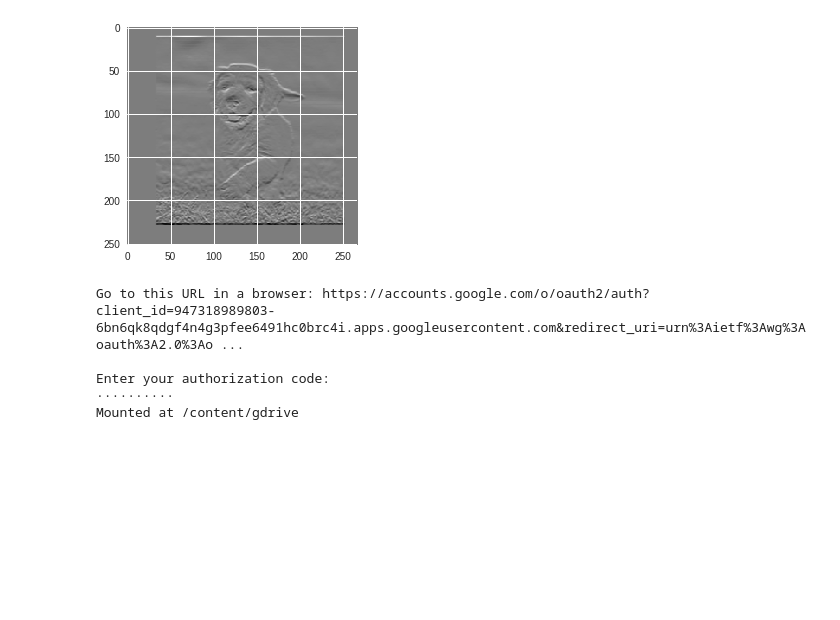
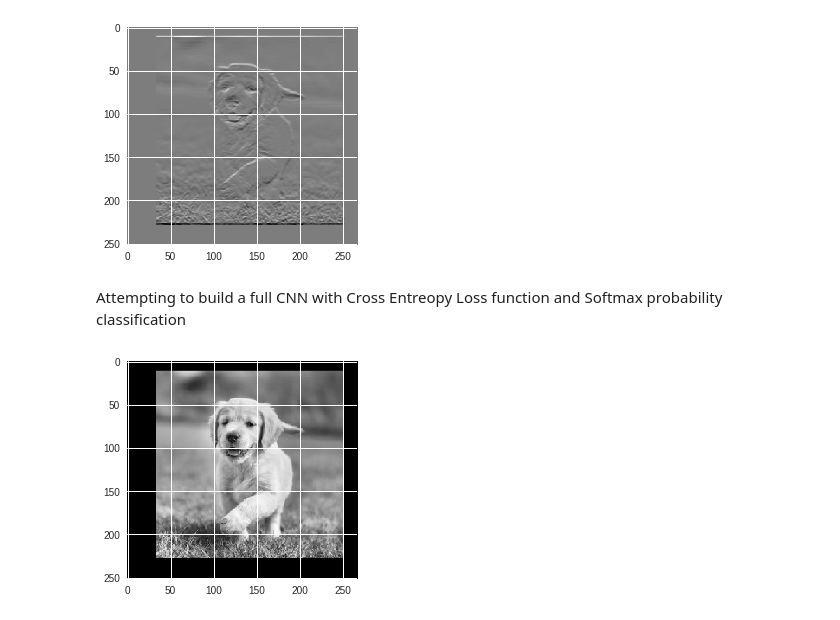
Before and after one commit to RuaanV/datascience-notebook, a Jupyter notebook: cnn_overview.ipynb, the cells around one changed output. Cells and saved outputs as stored; diff of their text form; code cells hidden in the pictures; blank space fills up the shorter version.

```diff
--- a/cnn_overview.ipynb
+++ b/cnn_overview.ipynb
@@ -115,12 +124,22 @@ plt.imshow(filtered_image, cmap='gray')
 # %% [output]
 <matplotlib.image.AxesImage at 0x...>
 [figure]
-# %%
-from google.colab import drive
-drive.mount('/content/gdrive')
-# %% [output]
-Go to this URL in a browser: https://accounts.google.com/o/oauth2/auth?client_id=947318989803-6bn6qk8qdgf4n4g3pfee6491hc0brc4i.apps.googleusercontent.com&redirect_uri=urn%3Aietf%3Awg%3Aoauth%3A2.0%3Ao ...
-
-Enter your authorization code:
-··········
-Mounted at /content/gdrive
+# %% [markdown]
+Attempting to build a full CNN with Cross Entreopy Loss function and Softmax probability classification
+# %%
+import cv2
+import matplotlib.pyplot as plt
+%matplotlib inline
+
+img_path = '/content/gdrive/My Drive/Colab Notebooks/dog.png'
+
+bgr_img = cv2.imread(img_path)
+gray_img = cv2.cvtColor(bgr_img, cv2.COLOR_BGR2GRAY)
+
+# Normalise
+gray_img = gray_img.astype("float32")/255
+
+plt.imshow(gray_img, cmap='gray')
+plt.show()
+# %% [output]
+[figure, added]
```
Also changed, not shown: parts of 3 cells of this notebook.
